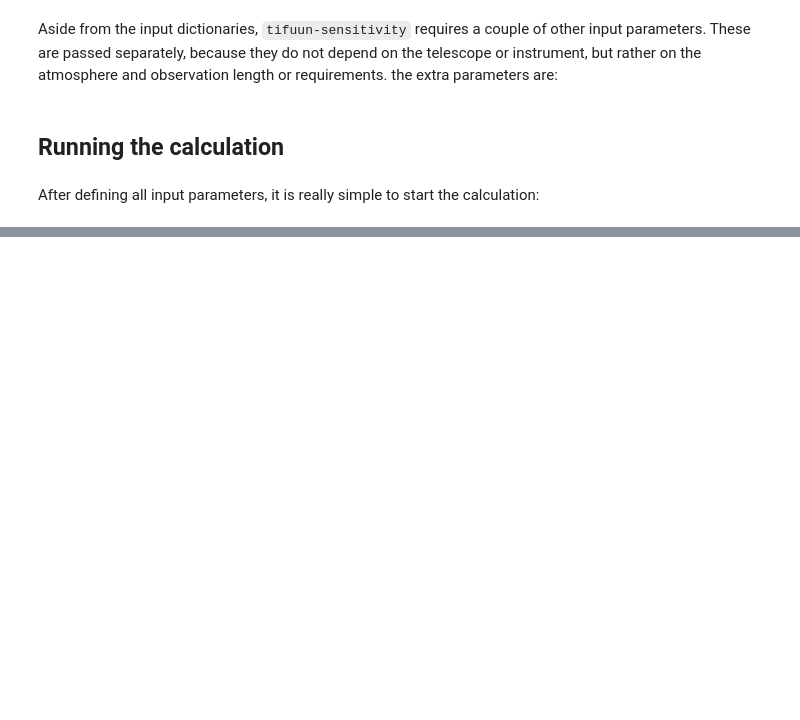
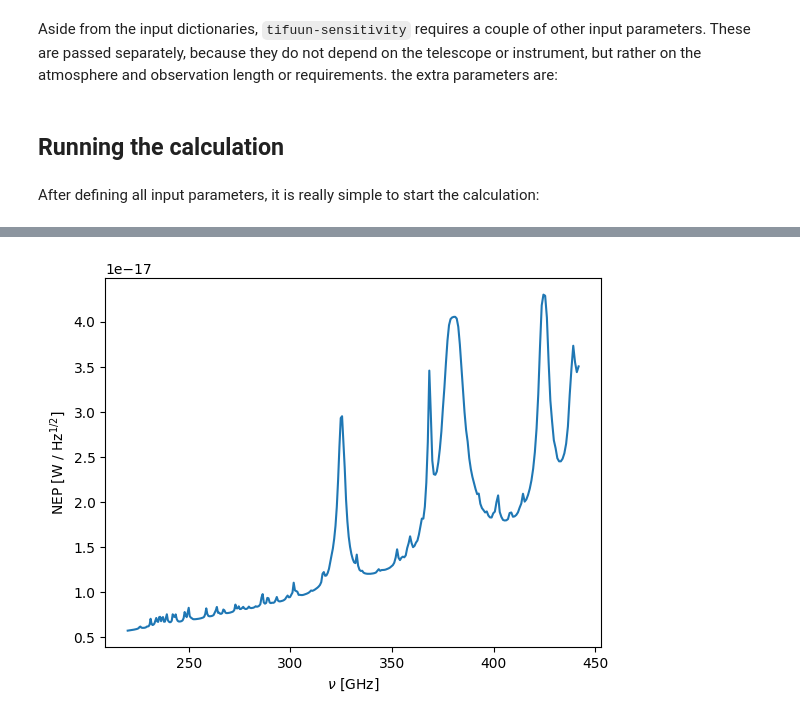
Before and after one commit to tifuun/tifuun-sensitivity, a Jupyter notebook: ipynb/tutorial.ipynb, the cells around one changed output, grey strips where cells are left out. Saved outputs shown, nothing was run; the diff lists cells and outputs as text; code cells hidden in the pictures; blank space fills up the shorter version.

```diff
--- a/ipynb/tutorial.ipynb
+++ b/ipynb/tutorial.ipynb
@@ -109,0 +113,12 @@ This tells `tifuun-sensitivity` that it should use the atmosphere power spectral
+# %%
+cryo_window = {
+    "thickness"        : 8e-3, # Window thickness in meters
+    "tandelta"         : 4.805e-4,
+    "neff"             : 1.52, # Effective refractive index of HDPE - air interface
+    "window_AR"        : True, # Whether to use anti-reflective coating
+    "T_parasitic_refl" : 4, # Parasitic source seen in reflection of window in K, here take cryostat
+    "T_parasitic_refr" : 290, # Parasitic source seen when transmitting through window, which we take as cabin temperature.
+    "cryo_window_flag" : True # Here we say that this refractive stage is the cryostat window
+}
+
+cascade_list.append(cryo_window)
@@ -110,3 +130,10 @@ This tells `tifuun-sensitivity` that it should use the atmosphere power spectral
+# %%
+circuit = {
+    "eta_coup"     : 0.16,
+    "T_parasitic"  : 0.12
+}
+
+cascade_list.append(circuit)
 # %% [markdown]
 ### Other input parameters
 # %% [markdown]
@@ -123,3 +150,14 @@ on_off = True # Whether or not to perform sky chopping
 ## Running the calculation
 # %% [markdown]
 After defining all input parameters, it is really simple to start the calculation:
+# %%
+out_dict = calculator(cascade_list,
+                      telescope,
+                      instrument,
+                      PWV,
+                      Tb_cmb,
+                      Tp_atm,
+                      snr,
+                      obs_hours,
+                      on_source_fraction,
+                      on_off)
@@ -125,0 +194,10 @@ After defining all input parameters, it is really simple to start the calculatio
+# %%
+NEP = out_dict["NEP_KID"]
+F_KID = out_dict["F_KID"]
+
+plt.plot(F_KID, NEP)
+plt.xlabel(r"$\nu$ [GHz]")
+plt.ylabel(r"NEP [W / Hz$^{1/2}$]")
+plt.show()
+# %% [output]
+[figure, added]
```
Also changed, not shown: parts of 10 cells of this notebook, 1 other file.
